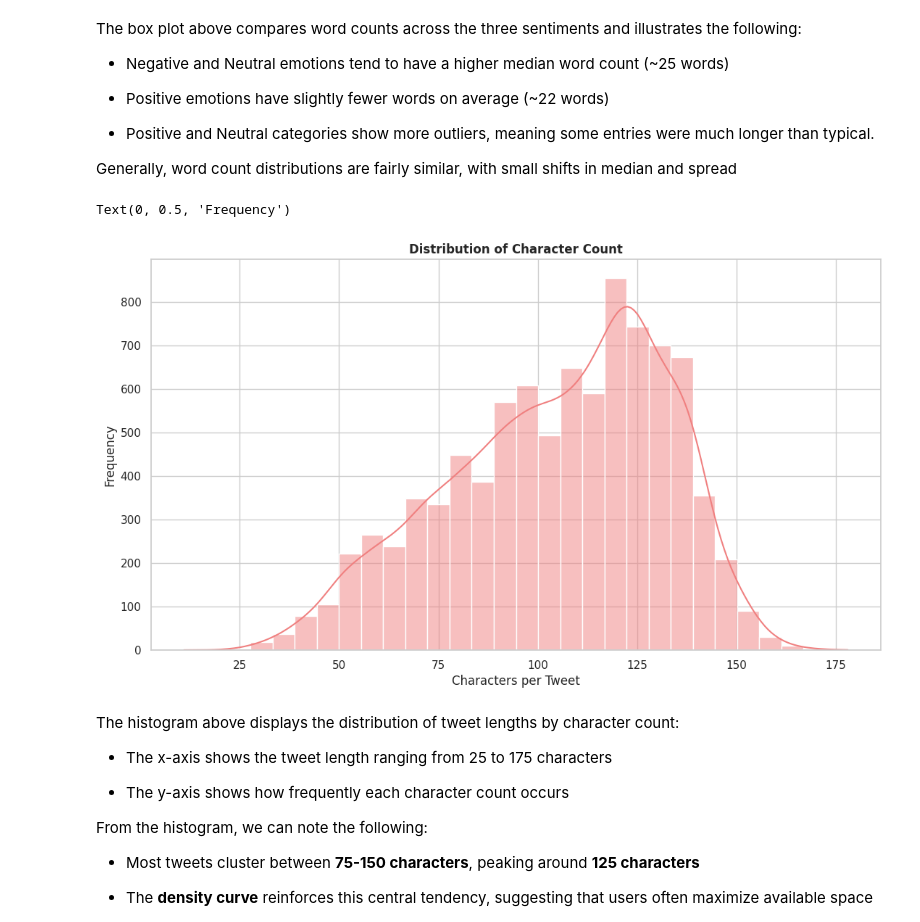
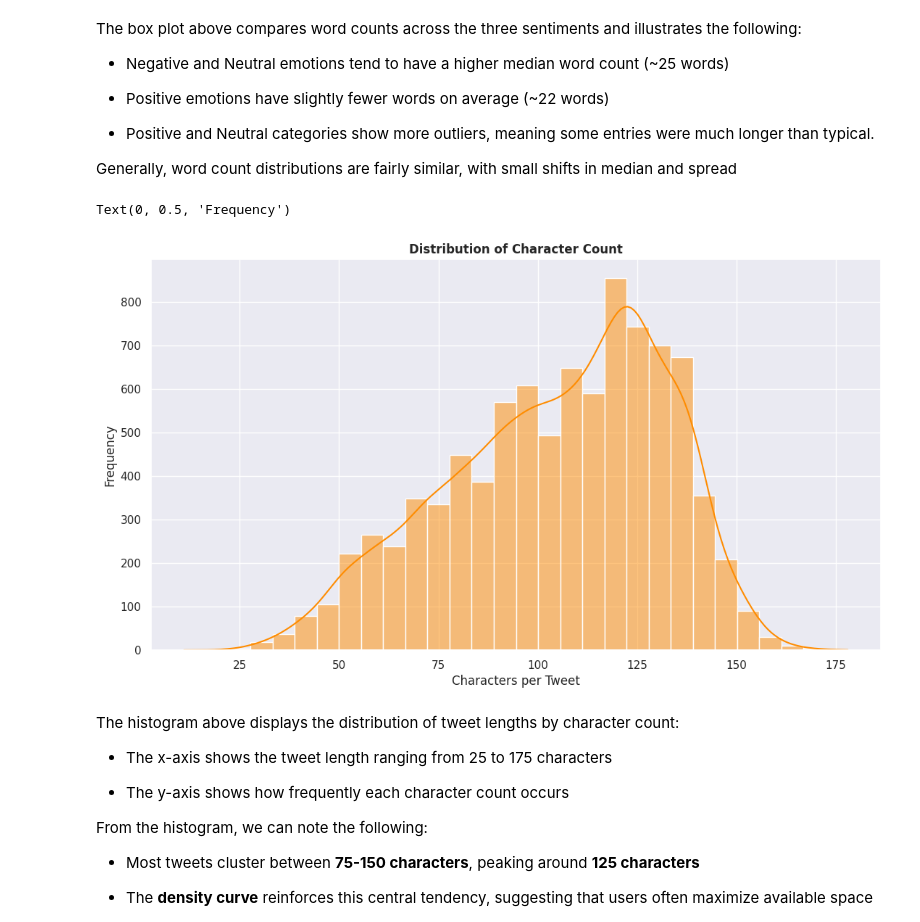
Before and after one commit to Patricknmaina/phase-4-project, a Jupyter notebook: nlp.ipynb, the cells around one changed output. Saved outputs shown, nothing was run; the diff lists cells and outputs as text; code cells hidden in the pictures.

Commit message:
modified model performance visualization plots, and added more markdown

```diff
--- a/nlp.ipynb
+++ b/nlp.ipynb
@@ -60,6 +60,7 @@ For this project, we will implement the following tools and libraries:
 # %%
 # import required libraries
 import pandas as pd
+import numpy as np
 from sklearn.feature_extraction.text import TfidfVectorizer, CountVectorizer
 # from sklearn.pipeline import Pipeline
 from sklearn.model_selection import train_test_split, GridSearchCV, RandomizedSearchCV
@@ -91,16 +92,27 @@ import seaborn as sns
 # set visualization style
 sns.set(style="whitegrid")
 
+# Set the seaborn plot size
+sns.set_theme(rc={'figure.figsize':(11.7,8.27)})
+
 # nltk imports
 import nltk
 import re
-nltk.download('stopwords')
 from nltk.corpus import stopwords
 from nltk.stem import WordNetLemmatizer
-nltk.download('wordnet')
-nltk.download('punkt')
-nltk.download('punkt_tab')
 from nltk.tokenize import word_tokenize
+nltk.download('stopwords', quiet=True)
+nltk.download('wordnet', quiet=True)
+nltk.download('punkt', quiet=True)
+nltk.download('punkt_tab', quiet=True)
+
+# model interpretation libraries
+import lime
+import lime.lime_text
+# from IPython.display import HTML
+
+# model saving library
+import joblib
 
 # suppress warnings
 import warnings
@@ -583,13 +554,13 @@ Generally, word count distributions are fairly similar, with small shifts in med
 # %%
 # Plot 3: Character count distribution
 plt.figure(figsize=(13, 7))
-sns.histplot(data=tweet_df, x='chars', bins=30, kde=True, color='lightcoral')
+sns.histplot(data=tweet_df, x='chars', bins=30, kde=True, color='darkorange')
 plt.title('Distribution of Character Count', fontweight='bold')
 plt.xlabel('Characters per Tweet')
 plt.ylabel('Frequency')
 # %% [output]
 Text(0, 0.5, 'Frequency')
-[figure, old version]
+[figure, new version]
 # %% [markdown]
 The histogram above displays the distribution of tweet lengths by character count:
 - The x-axis shows the tweet length ranging from 25 to 175 characters
```
Also changed, not shown: parts of 37 cells of this notebook.
